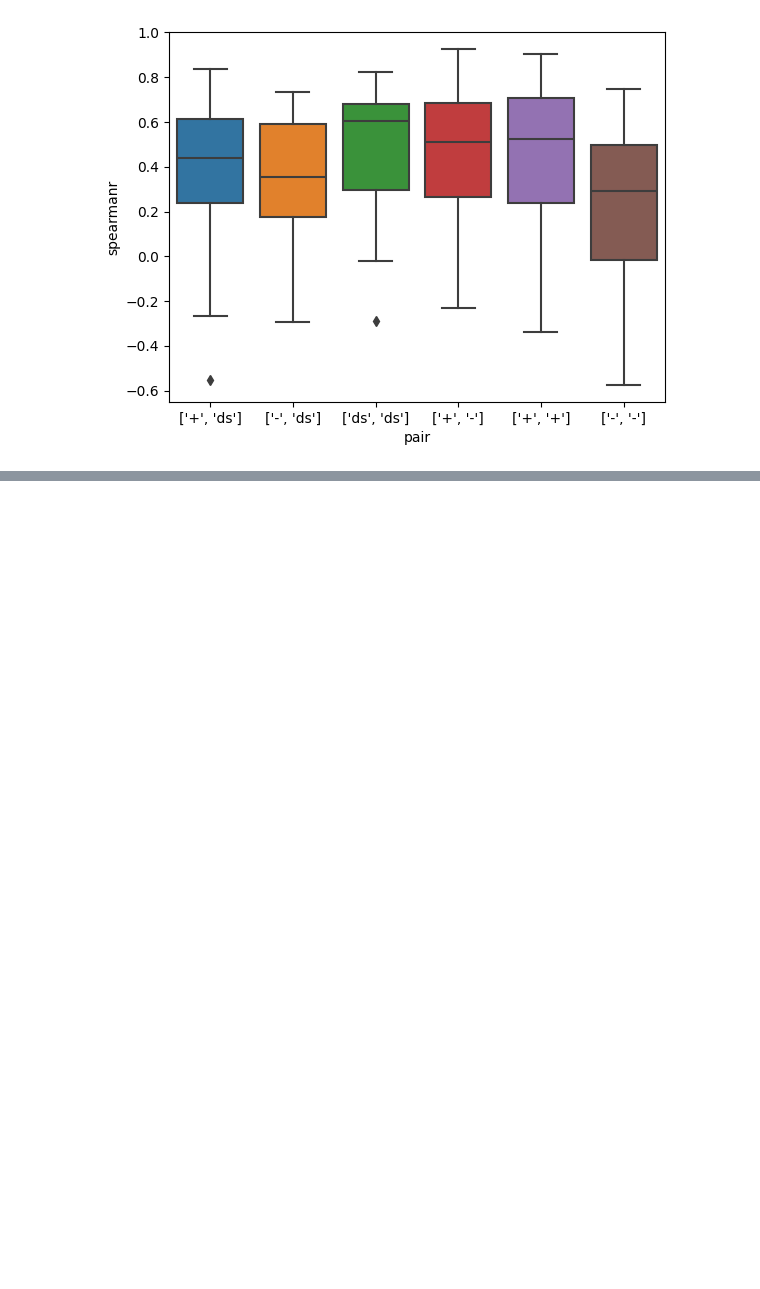
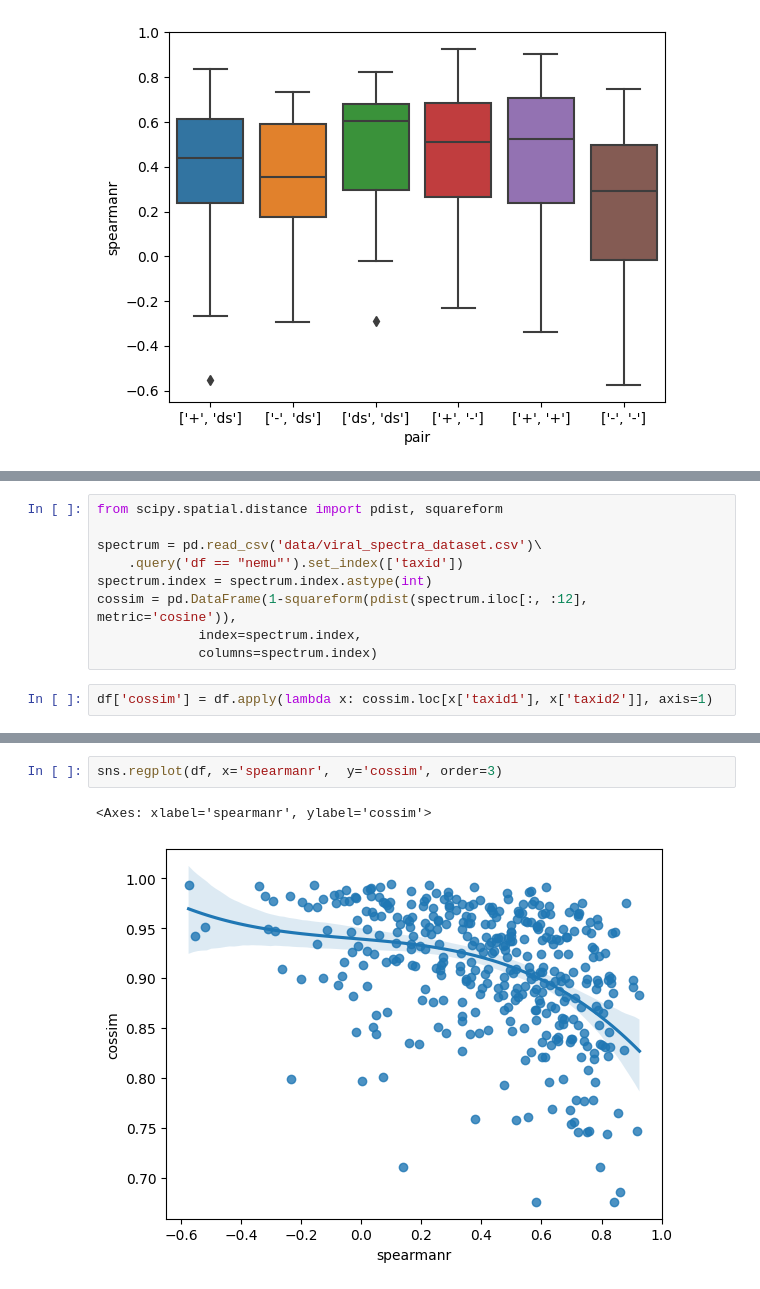
Before and after one commit to mitoclub/RNAViralMutSpec, a Jupyter notebook: viral_spectra/compare_aa_freqs_diff.ipynb, the cells around one changed output, grey strips where cells are left out. Drawn from its saved outputs; the diff is of its cells as text; blank space fills up the shorter version.

```diff
--- a/viral_spectra/compare_aa_freqs_diff.ipynb
+++ b/viral_spectra/compare_aa_freqs_diff.ipynb
@@ -181,0 +164,11 @@ df.sort_values('spearmanr', ascending=False).head(20)
+# %%
+from scipy.spatial.distance import pdist, squareform
+
+spectrum = pd.read_csv('data/viral_spectra_dataset.csv')\
+    .query('df == "nemu"').set_index(['taxid'])
+spectrum.index = spectrum.index.astype(int)
+cossim = pd.DataFrame(1-squareform(pdist(spectrum.iloc[:, :12], metric='cosine')),
+             index=spectrum.index,
+             columns=spectrum.index)
+# %%
+df['cossim'] = df.apply(lambda x: cossim.loc[x['taxid1'], x['taxid2']], axis=1)
@@ -181,0 +181,5 @@ df.sort_values('spearmanr', ascending=False).head(20)
+# %%
+sns.regplot(df, x='spearmanr',  y='cossim', order=3)
+# %% [output]
+<Axes: xlabel='spearmanr', ylabel='cossim'>
+[figure, added]
```
Also changed, not shown: parts of 16 cells of this notebook.
